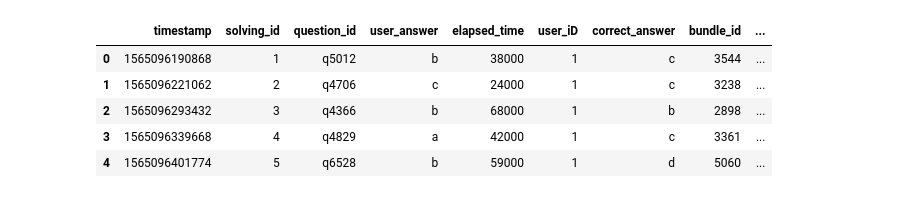
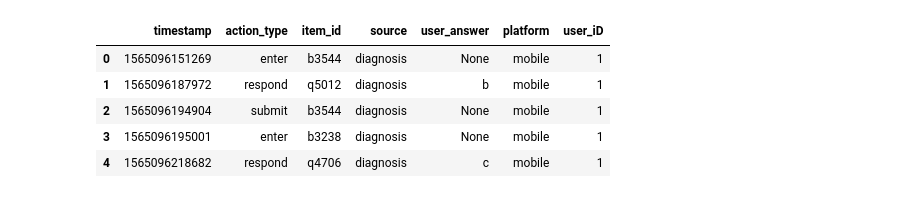
Before and after one commit to haseebsultankhan/Masters-Research, a Jupyter notebook: August 2021/24 August.ipynb, the cells around one changed output. Saved outputs shown, nothing was run; the diff lists cells and outputs as text; code cells hidden in the pictures.

```diff
--- a/August 2021/24 August.ipynb
+++ b/August 2021/24 August.ipynb
@@ -41,3 +31,6 @@ dfq = questions_df[['question_id', 'correct_answer', 'bundle_id', 'explanation_i
+# %%
+KT3 = pd.read_feather('KT3.ftr')
+KT3.dropna(axis = 0, how = 'all', inplace = True)
 # %%
 # subset df for notnull question_id rows only (only work with rows that have questions)
-df2 = KT1[KT1['question_id'].notnull()]
+KT3 = KT3[KT3['item_id'].notnull()]
@@ -47,9 +37,14 @@ dfm = pd.merge(df2, dfq,  how='left', left_on=['question_id'], right_on = ['ques
-# %%
-dfm.head()
-# %% [output]
-|  | timestamp | solving_id | question_id | user_answer | elapsed_time | user_iD | correct_answer | bundle_id | ... |
-| 0 | 1565096190868 | 1 | q5012 | b | 38000 | 1 | c | 3544 | ... |
-| 1 | 1565096221062 | 2 | q4706 | c | 24000 | 1 | c | 3238 | ... |
-| 2 | 1565096293432 | 3 | q4366 | b | 68000 | 1 | b | 2898 | ... |
-| 3 | 1565096339668 | 4 | q4829 | a | 42000 | 1 | c | 3361 | ... |
-| 4 | 1565096401774 | 5 | q6528 | b | 59000 | 1 | d | 5060 | ... |
+# %%
+K3_userid_counts = KT3.user_iD.value_counts()
+mask = K3_userid_counts >= 30
+KT3_userids = mask[mask].index
+K3 = KT3[KT3.user_iD.isin(KT3_userids)]
+
+K3.head()
+# %% [output]
+|  | timestamp | action_type | item_id | source | user_answer | platform | user_iD |
+| 0 | 1565096151269 | enter | b3544 | diagnosis | None | mobile | 1 |
+| 1 | 1565096187972 | respond | q5012 | diagnosis | b | mobile | 1 |
+| 2 | 1565096194904 | submit | b3544 | diagnosis | None | mobile | 1 |
+| 3 | 1565096195001 | enter | b3238 | diagnosis | None | mobile | 1 |
+| 4 | 1565096218682 | respond | q4706 | diagnosis | c | mobile | 1 |
```
Also changed, not shown: parts of 26 cells of this notebook, 11 other files.
